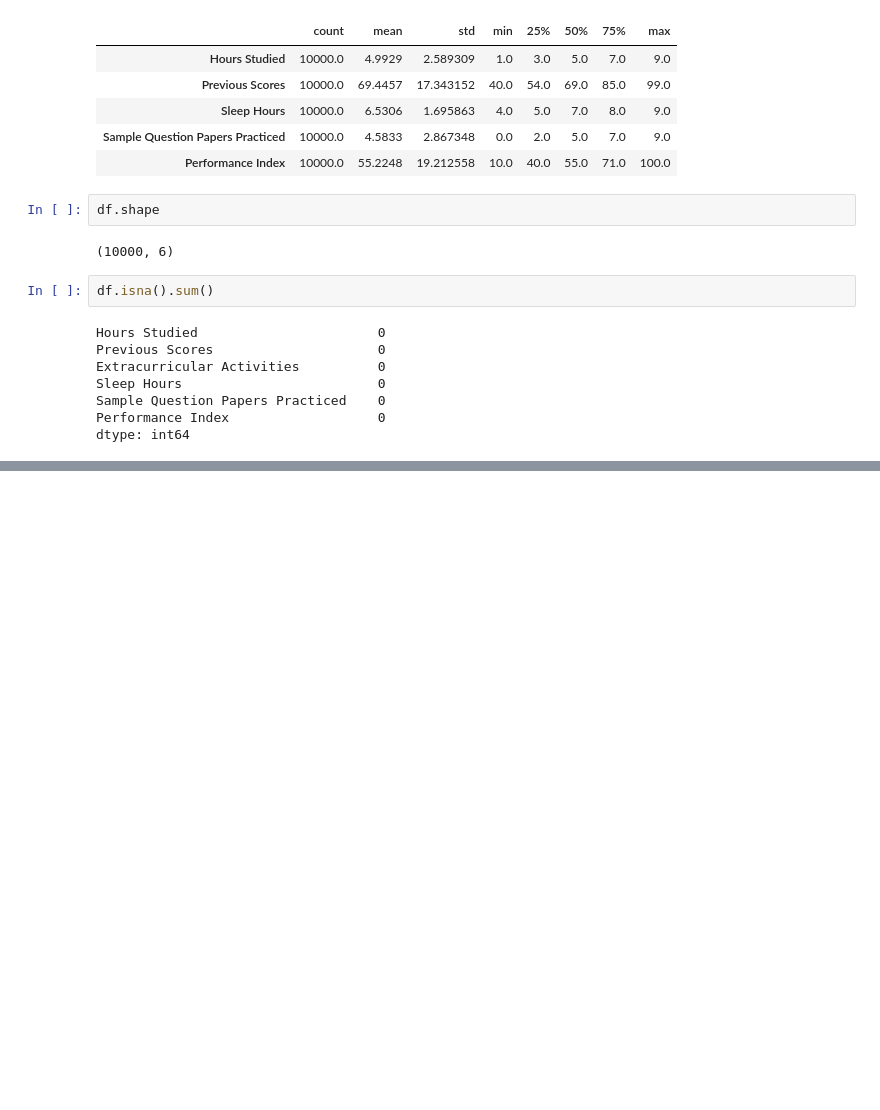
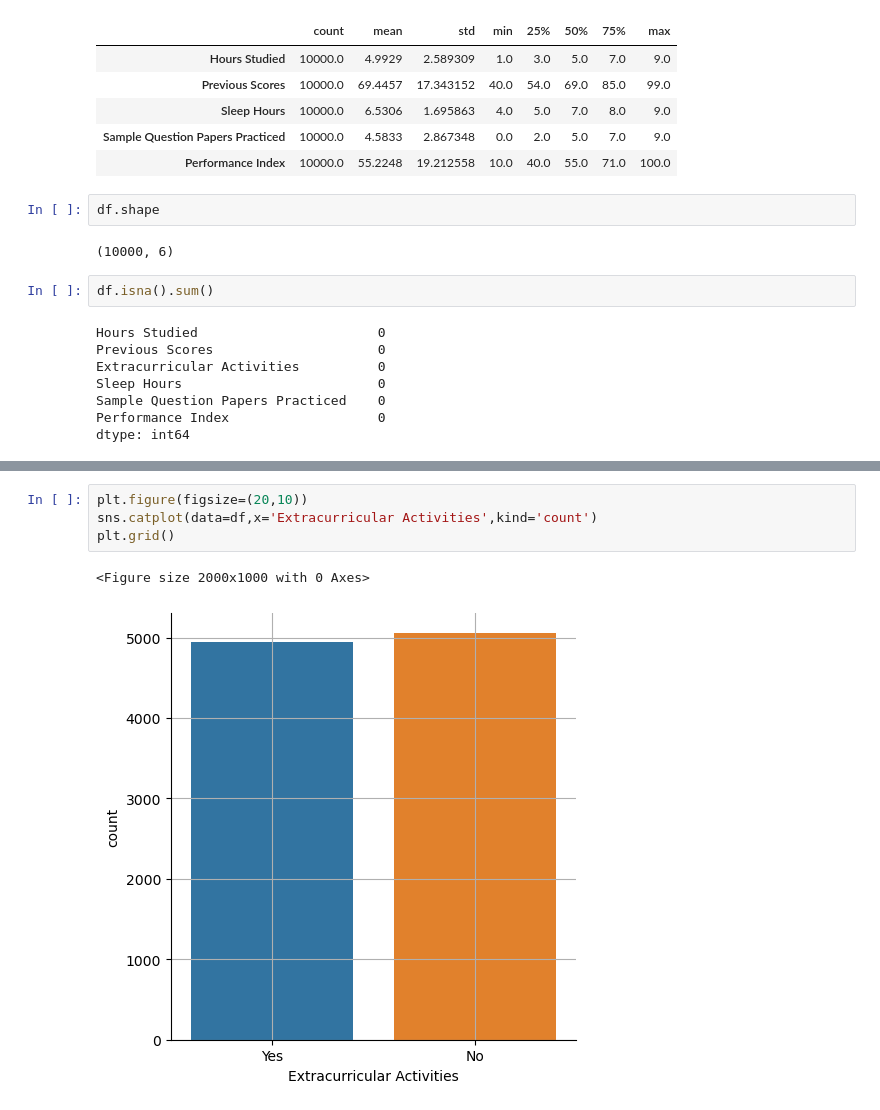
Before and after one commit to Marcos-Verdi/DA_Reg_studentPerformance, a Jupyter notebook: student_performance_analysis.ipynb, the cells around one changed output, grey strips where cells are left out. Drawn from its saved outputs; the diff is of its cells as text; blank space fills up the shorter version.

```diff
--- a/student_performance_analysis.ipynb
+++ b/student_performance_analysis.ipynb
@@ -54,0 +88,7 @@ dtype: int64
+# %%
+plt.figure(figsize=(20,10))
+sns.catplot(data=df,x='Extracurricular Activities',kind='count')
+plt.grid()
+# %% [output]
+<Figure size 2000x1000 with 0 Axes>
+[figure, added]
```
Also changed, not shown: parts of 17 cells of this notebook.
